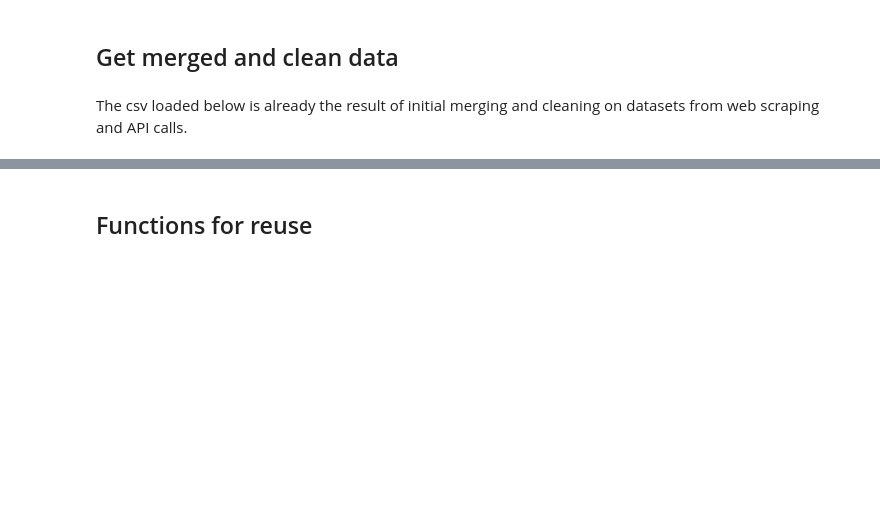
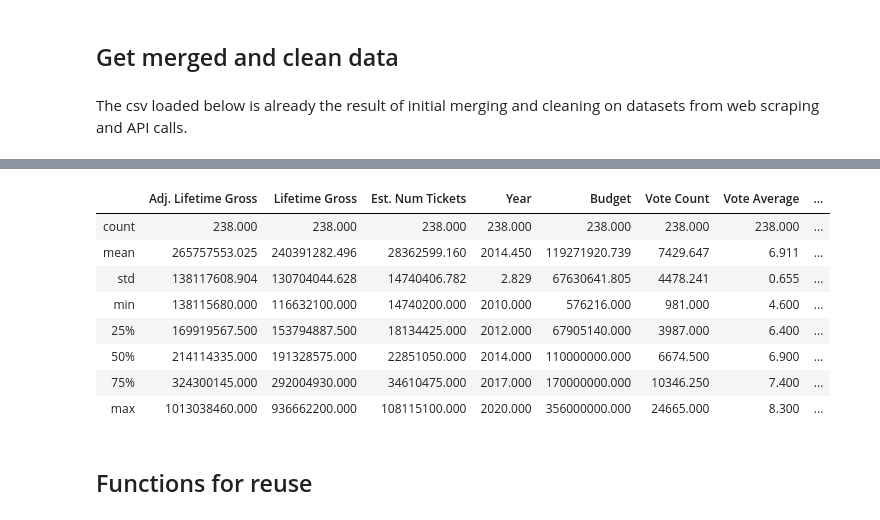
Before and after one commit to bellisor/mod1-project-killerbees, a Jupyter notebook: analysis_final.ipynb, the cells around one changed output, grey strips where cells are left out. Cells and saved outputs as stored; diff of their text form; code cells hidden in the pictures; blank space fills up the shorter version.

```diff
--- a/analysis_final.ipynb
+++ b/analysis_final.ipynb
@@ -114,6 +126,18 @@ df10.head()
 | 2 | 29 | The Avengers | 720376800.000 | 623357900.000 | 76881200.000 | 2012 | 220000000.000 | Joss Whedon | ... |
 | 3 | 30 | Jurassic World | 719518500.000 | 652270660.000 | 76789600.000 | 2015 | 150000000.000 | Colin Trevorrow | ... |
 | 4 | 31 | Black Panther | 714671400.000 | 700059600.000 | 76272300.000 | 2018 | 202003950.000 | Ryan Coogler | ... |
+# %%
+df10.describe()
+# %% [output]
+|  | Adj. Lifetime Gross | Lifetime Gross | Est. Num Tickets | Year | Budget | Vote Count | Vote Average | ... |
+| count | 238.000 | 238.000 | 238.000 | 238.000 | 238.000 | 238.000 | 238.000 | ... |
+| mean | 265757553.025 | 240391282.496 | 28362599.160 | 2014.450 | 119271920.739 | 7429.647 | 6.911 | ... |
+| std | 138117608.904 | 130704044.628 | 14740406.782 | 2.829 | 67630641.805 | 4478.241 | 0.655 | ... |
+| min | 138115680.000 | 116632100.000 | 14740200.000 | 2010.000 | 576216.000 | 981.000 | 4.600 | ... |
+| 25% | 169919567.500 | 153794887.500 | 18134425.000 | 2012.000 | 67905140.000 | 3987.000 | 6.400 | ... |
+| 50% | 214114335.000 | 191328575.000 | 22851050.000 | 2014.000 | 110000000.000 | 6674.500 | 6.900 | ... |
+| 75% | 324300145.000 | 292004930.000 | 34610475.000 | 2017.000 | 170000000.000 | 10346.250 | 7.400 | ... |
+| max | 1013038460.000 | 936662200.000 | 108115100.000 | 2020.000 | 356000000.000 | 24665.000 | 8.300 | ... |
 # %% [markdown]
 ## Functions for reuse
 # %%
```
Also changed, not shown: parts of 3 cells of this notebook, 2 other files.
